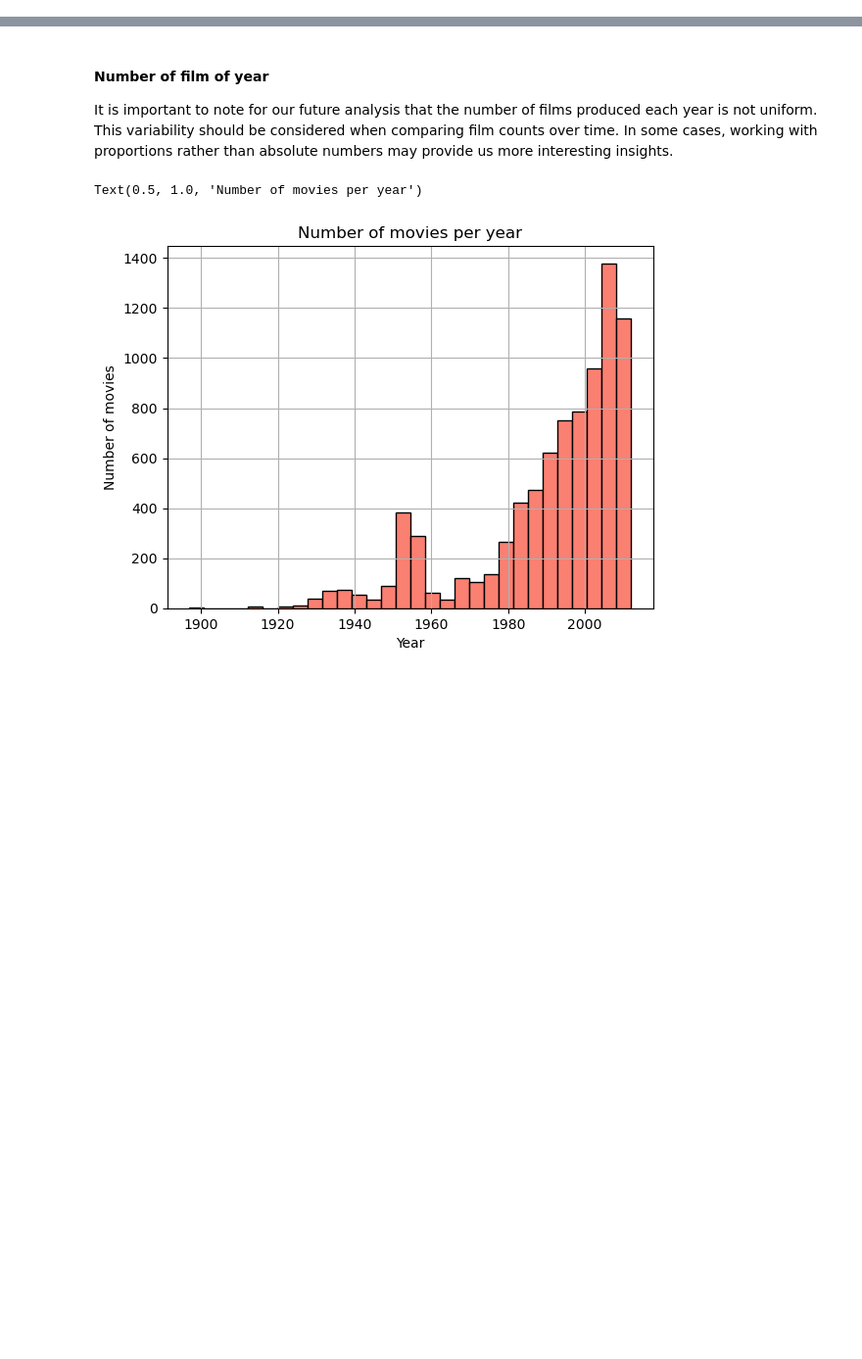
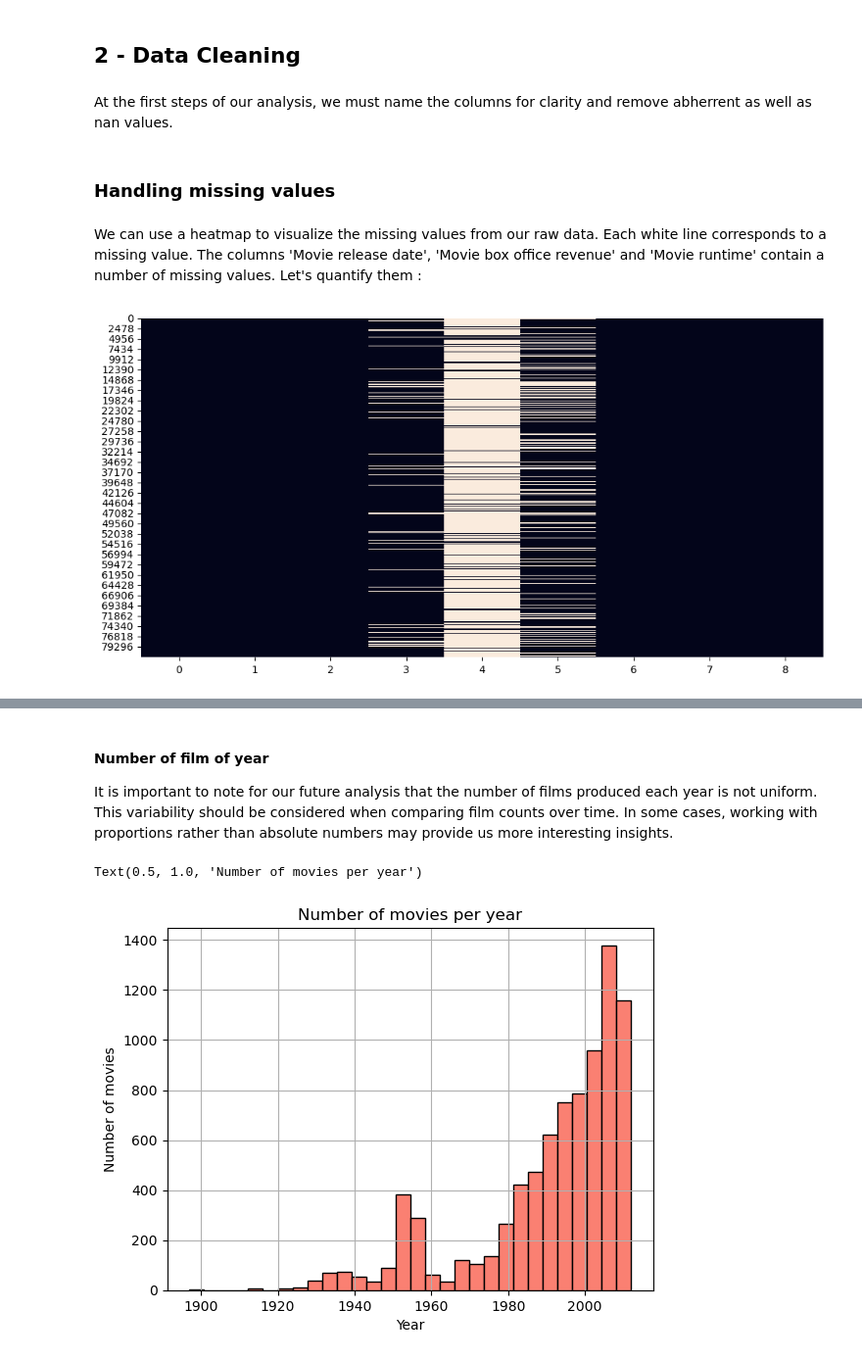
Before and after one commit to epfl-ada/ada-2024-project-nostringsadached, a Jupyter notebook: results.ipynb, the cells around one changed output, grey strips where cells are left out. Shown: that part at 98% size. Drawn from its saved outputs; the diff is of its cells as text; code cells hidden in the pictures; blank space fills up the shorter version.

```diff
--- a/results.ipynb
+++ b/results.ipynb
@@ -24,4 +32,4 @@ import numpy as np
 # %%
-movies_data = pd.read_csv("data/MovieSummaries/movie.metadata.tsv", header= None, delimiter='\t') # Columns are separated by tabs rather than commas
-len(movies_data)
+raw_movies_data = pd.read_csv("data/MovieSummaries/movie.metadata.tsv", header= None, delimiter='\t') # Columns are separated by tabs rather than commas
+print("The initial dataframe has ", len(raw_movies_data), "lines.")
 # %% [output]
@@ -45,0 +46,25 @@ len(preprocessed_movies)
+# %% [markdown]
+## 2 - Data Cleaning
+# %% [markdown]
+At the first steps of our analysis, we must name the columns for clarity and remove abherrent as well as nan values.
+# %%
+headers = ["Wikipedia movie ID",
+    "Freebase movie ID",
+    "Movie name",
+    "Movie release date",
+    "Movie box office revenue",
+    "Movie runtime",
+    "Movie languages (Freebase ID:name tuples)",
+    "Movie countries (Freebase ID:name tuples)",
+    "Movie genres (Freebase ID:name tuples)"]
+raw_movies_data.columns = headers
+# %% [markdown]
+### Handling missing values
+# %% [markdown]
+We can use a heatmap to visualize the missing values from our raw data. Each white line corresponds to a missing value. The columns 'Movie release date', 'Movie box office revenue' and 'Movie runtime' contain a number of missing values. Let's quantify them :
+# %%
+plt.figure(figsize=(12, 6))
+sns.heatmap(raw_movies_data.isnull(), cbar=False)
+plt.show()
+# %% [output]
+[figure, added]
```
Also changed, not shown: parts of 34 cells of this notebook.
